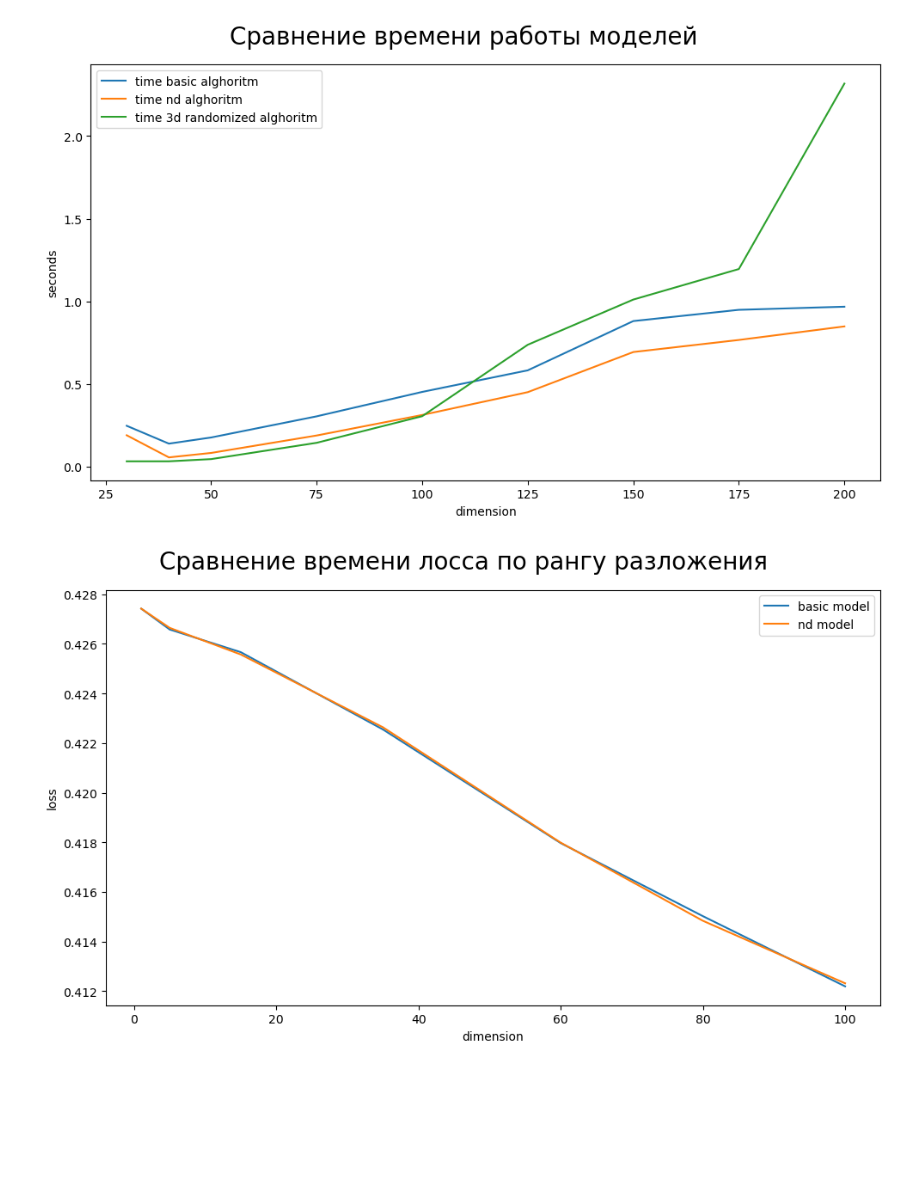
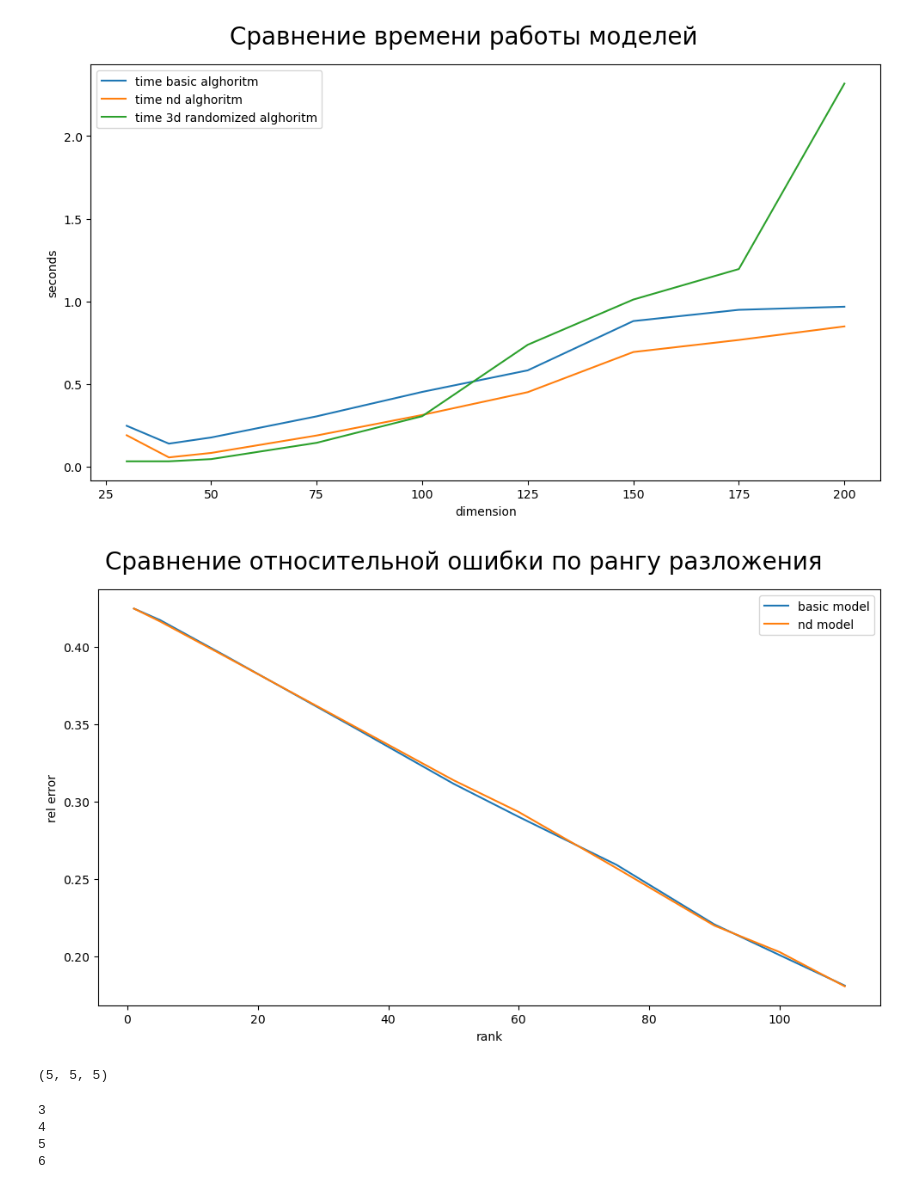
Before and after one commit to CyberKachok/CP-tensor-decomposition, a Jupyter notebook: CP_decomposition.ipynb, the cells around one changed output. Drawn from its saved outputs; the diff is of its cells as text; code cells hidden in the pictures; blank space fills up the shorter version.

```diff
--- a/CP_decomposition.ipynb
+++ b/CP_decomposition.ipynb
@@ -214,7 +194,7 @@ def tensor_CP_3d(X, rank, max_iter=1000, tol=1e-5):
             khatri = scipy.linalg.khatri_rao(components[0], components[1])
 
             # Решаем задачу оптимизации
-            U[n] = np.linalg.solve(grams, np.moveaxis(X, n, 0).reshape((X.shape[n], -1)).dot(khatri).T),.T
+            U[n] = np.linalg.solve(grams, np.moveaxis(X, n, 0).reshape((X.shape[n], -1)).dot(khatri).T).T
 
 
         # считаем ошибку
@@ -953,9 +933,9 @@ plt.show()
 # %% [output]
 [figure]
 # %%
-size = 100
+size = 25
 
-ranks = [1, 5, 15, 35, 60, 80, 100]
+ranks = [1, 5, 15, 35, 50,  60, 75, 90, 100, 110]
 
 losses = []
 losses_upd = []
@@ -969,21 +949,41 @@ for rank in ranks:
 # %%
 mosaic = '''
 QQQ
 '''
 
 fig, ax = plt.subplot_mosaic(mosaic=mosaic)
 
 ax['Q'].plot(ranks, losses, label = "basic model")
 ax['Q'].plot(ranks, losses_upd, label = "nd model")
 
-ax['Q'].set_ylabel('loss', fontsize=10)
-ax['Q'].set_xlabel('dimension', fontsize=10)
+ax['Q'].set_ylabel('rel error', fontsize=10)
+ax['Q'].set_xlabel('rank', fontsize=10)
 ax['Q'].legend()
 
-fig.suptitle('Сравнение времени лосса по рангу разложения', fontsize=20)
+fig.suptitle('Сравнение относительной ошибки по рангу разложения', fontsize=20)
 fig.set_size_inches(10, 6)
 fig.tight_layout()
 
 plt.show()
 # %% [output]
-[figure, old version]
+[figure, new version]
+# %%
+(5,) * 3
+# %% [output]
+(5, 5, 5)
+# %%
+size = 15
+
+times_basic = []
+
+for d in range(3, 7):
+    print(d)
+    X = np.random.uniform(1, 10, (size,) * d)
+
+    time_b = %timeit -n1 -o -q tensor_CP_basic_nd(X, rank=25, )
+    times_basic.append(time_b.average)
+# %% [output]
+3
+4
+5
+6
```
Also changed, not shown: parts of 5 cells of this notebook.
